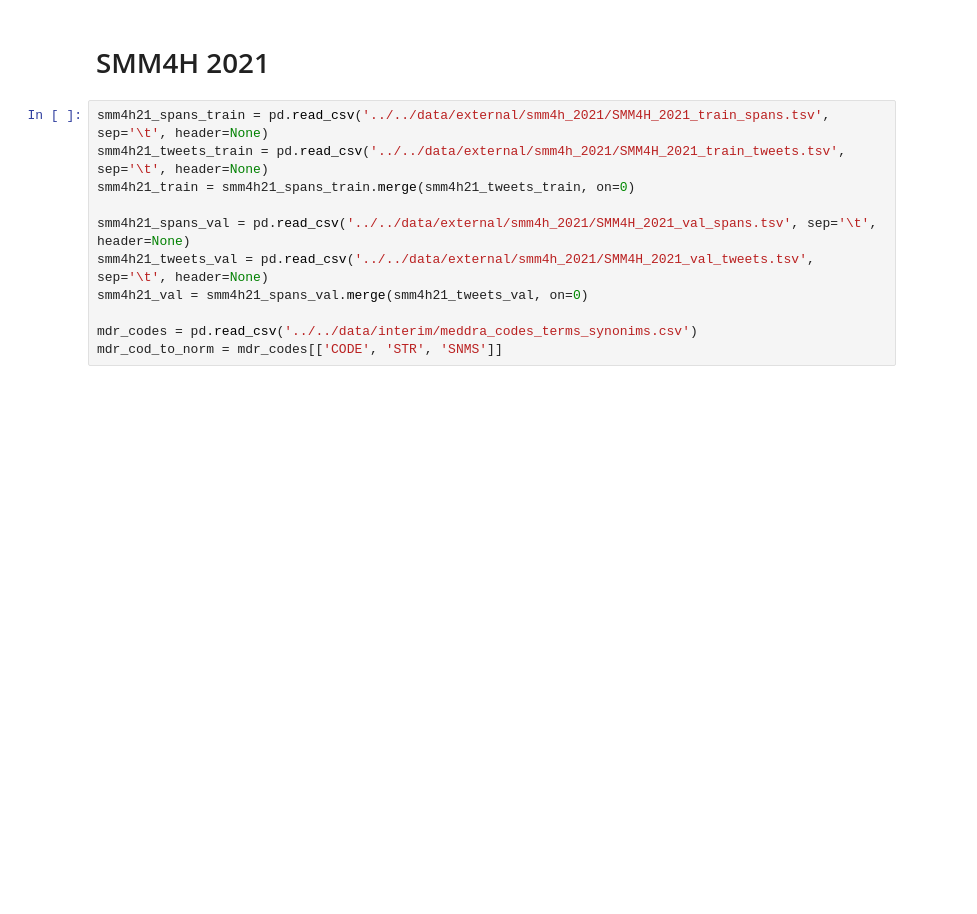
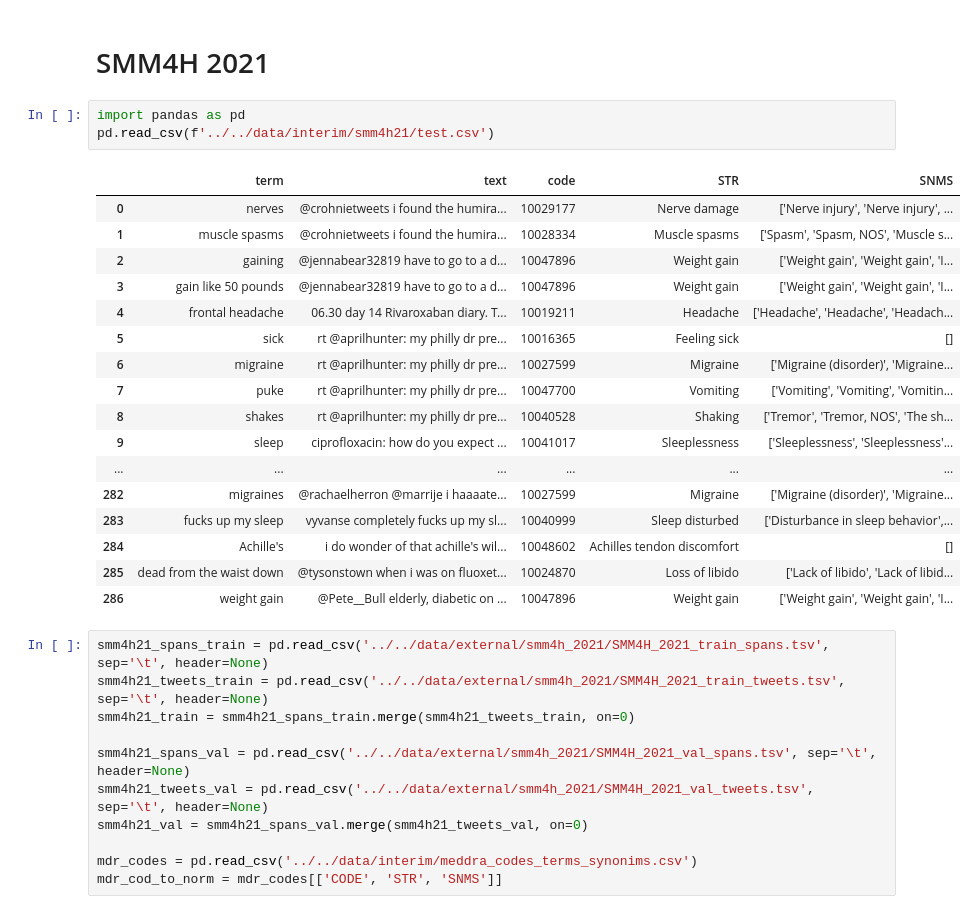
Before and after one commit to AlexKay28/MedConcNorm, a Jupyter notebook: notebooks/work_with_raw_data/get_train_test_csvs.ipynb, the cells around one changed output. Drawn from its saved outputs; the diff is of its cells as text; blank space fills up the shorter version.

```diff
--- a/notebooks/work_with_raw_data/get_train_test_csvs.ipynb
+++ b/notebooks/work_with_raw_data/get_train_test_csvs.ipynb
@@ -267,6 +268,27 @@ def get_ready_data(df_train, df_val, name, use_clear=True):
     print(f"train big: {df_train_big.shape}")
 # %% [markdown]
 # SMM4H 2021
+# %%
+import pandas as pd
+pd.read_csv(f'../../data/interim/smm4h21/test.csv')
+# %% [output]
+|  | term | text | code | STR | SNMS |
+| 0 | nerves | @crohnietweets i found the humira... | 10029177 | Nerve damage | ['Nerve injury', 'Nerve injury', ... |
+| 1 | muscle spasms | @crohnietweets i found the humira... | 10028334 | Muscle spasms | ['Spasm', 'Spasm, NOS', 'Muscle s... |
+| 2 | gaining | @jennabear32819 have to go to a d... | 10047896 | Weight gain | ['Weight gain', 'Weight gain', 'I... |
+| 3 | gain like 50 pounds | @jennabear32819 have to go to a d... | 10047896 | Weight gain | ['Weight gain', 'Weight gain', 'I... |
+| 4 | frontal headache | 06.30 day 14 Rivaroxaban diary. T... | 10019211 | Headache | ['Headache', 'Headache', 'Headach... |
+| 5 | sick | rt @aprilhunter: my philly dr pre... | 10016365 | Feeling sick | [] |
+| 6 | migraine | rt @aprilhunter: my philly dr pre... | 10027599 | Migraine | ['Migraine (disorder)', 'Migraine... |
+| 7 | puke | rt @aprilhunter: my philly dr pre... | 10047700 | Vomiting | ['Vomiting', 'Vomiting', 'Vomitin... |
+| 8 | shakes | rt @aprilhunter: my philly dr pre... | 10040528 | Shaking | ['Tremor', 'Tremor, NOS', 'The sh... |
+| 9 | sleep | ciprofloxacin: how do you expect ... | 10041017 | Sleeplessness | ['Sleeplessness', 'Sleeplessness'... |
+| ... | ... | ... | ... | ... | ... |
+| 282 | migraines | @rachaelherron @marrije i haaaate... | 10027599 | Migraine | ['Migraine (disorder)', 'Migraine... |
+| 283 | fucks up my sleep | vyvanse completely fucks up my sl... | 10040999 | Sleep disturbed | ['Disturbance in sleep behavior',... |
+| 284 | Achille's | i do wonder of that achille's wil... | 10048602 | Achilles tendon discomfort | [] |
+| 285 | dead from the waist down | @tysonstown when i was on fluoxet... | 10024870 | Loss of libido | ['Lack of libido', 'Lack of libid... |
+| 286 | weight gain | @Pete__Bull elderly, diabetic on ... | 10047896 | Weight gain | ['Weight gain', 'Weight gain', 'I... |
 # %%
 smm4h21_spans_train = pd.read_csv('../../data/external/smm4h_2021/SMM4H_2021_train_spans.tsv', sep='\t', header=None)
 smm4h21_tweets_train = pd.read_csv('../../data/external/smm4h_2021/SMM4H_2021_train_tweets.tsv', sep='\t', header=None)
```
Also changed, not shown: parts of 10 cells of this notebook, 6 other files.
